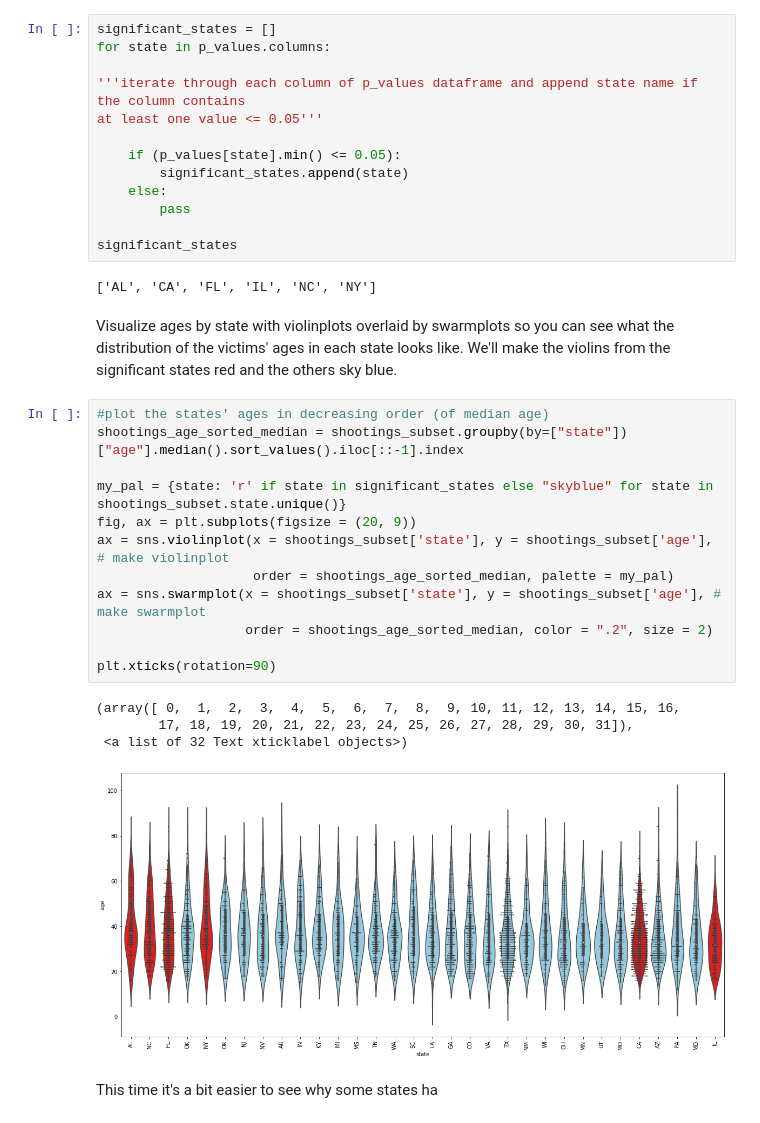
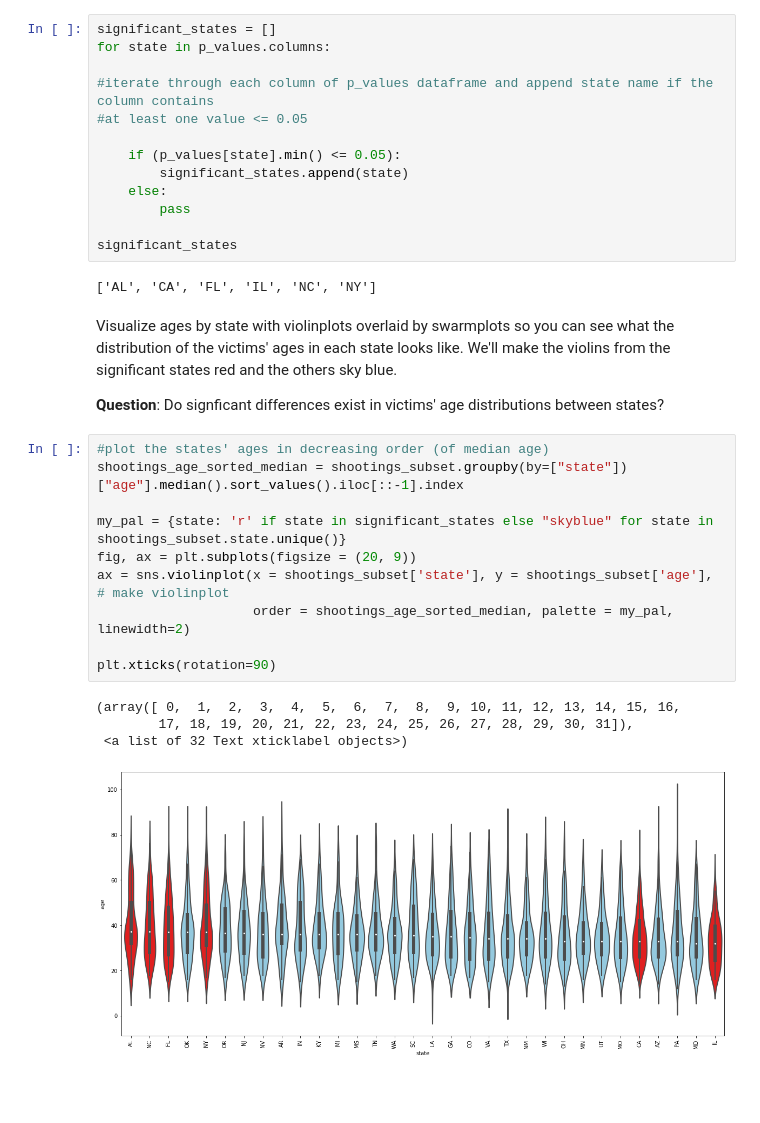
Before and after one commit to eringill/police_shootings, a Jupyter notebook: police_shootings.ipynb, the cells around one changed output. Drawn from its saved outputs; the diff is of its cells as text; blank space fills up the shorter version.

```diff
--- a/police_shootings.ipynb
+++ b/police_shootings.ipynb
@@ -594,8 +641,8 @@ Now we'll find out which states have adjusted p-values <= 0.05 (5% significance
 significant_states = []
 for state in p_values.columns:
 
-'''iterate through each column of p_values dataframe and append state name if the column contains
-at least one value <= 0.05'''
+#iterate through each column of p_values dataframe and append state name if the column contains
+#at least one value <= 0.05
 
     if (p_values[state].min() <= 0.05):
         significant_states.append(state)
@@ -609,22 +656,20 @@ significant_states
 Visualize ages by state with violinplots overlaid by swarmplots so you can see what the distribution of
 the victims' ages in each state looks like. We'll make the violins from the significant states red and
 the others sky blue.
+
+**Question**: Do signficant differences exist in victims' age distributions between states?
 # %%
 #plot the states' ages in decreasing order (of median age)
 shootings_age_sorted_median = shootings_subset.groupby(by=["state"])["age"].median().sort_values().iloc[::-1].index
 
 my_pal = {state: 'r' if state in significant_states else "skyblue" for state in shootings_subset.state.unique()}
 fig, ax = plt.subplots(figsize = (20, 9))
 ax = sns.violinplot(x = shootings_subset['state'], y = shootings_subset['age'], # make violinplot
-                    order = shootings_age_sorted_median, palette = my_pal)
-ax = sns.swarmplot(x = shootings_subset['state'], y = shootings_subset['age'], # make swarmplot
-                   order = shootings_age_sorted_median, color = ".2", size = 2)
+                    order = shootings_age_sorted_median, palette = my_pal, linewidth=2)
 
 plt.xticks(rotation=90)
 # %% [output]
 (array([ 0,  1,  2,  3,  4,  5,  6,  7,  8,  9, 10, 11, 12, 13, 14, 15, 16,
         17, 18, 19, 20, 21, 22, 23, 24, 25, 26, 27, 28, 29, 30, 31]),
  <a list of 32 Text xticklabel objects>)
-[figure, old version]
+[figure, new version]
-# %% [markdown]
-This time it's a bit easier to see why some states ha
```
Also changed, not shown: parts of 28 cells of this notebook.
